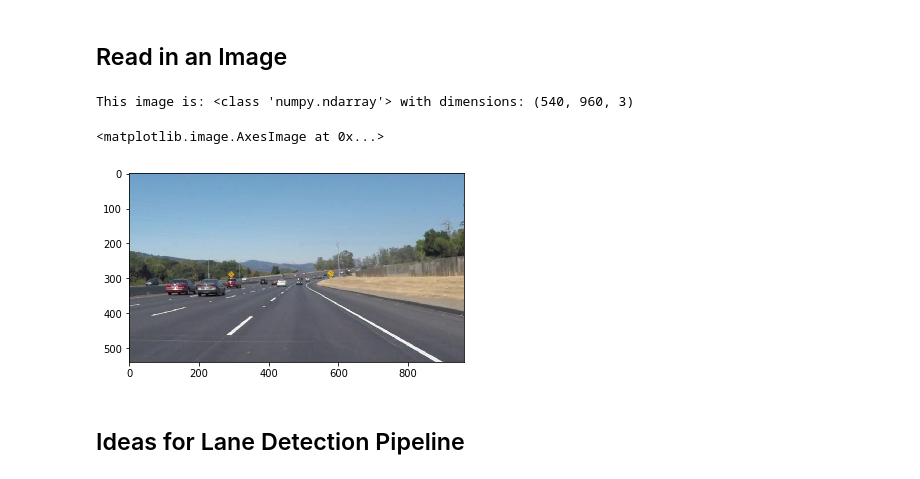
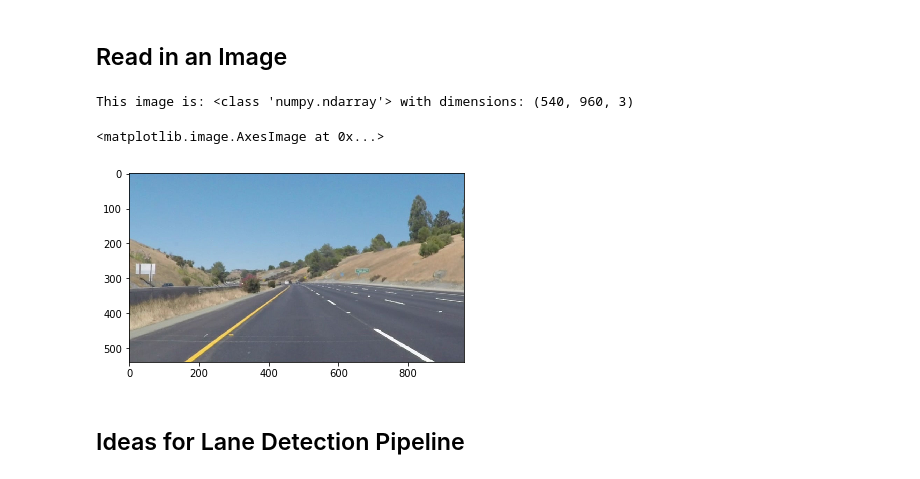
Before and after one commit to ildefonsotico/LaneLineFinder, a Jupyter notebook: P1.ipynb, the cells around one changed output. Cells and saved outputs as stored; diff of their text form; code cells hidden in the pictures.

```diff
--- a/P1.ipynb
+++ b/P1.ipynb
@@ -51,15 +51,15 @@ import cv2
 ## Read in an Image
 # %%
 #reading in an image
-image = mpimg.imread('test_images/solidWhiteCurve.jpg')
+image = mpimg.imread('test_images/solidYellowCurve2.jpg')
 
 #printing out some stats and plotting
 print('This image is:', type(image), 'with dimensions:', image.shape)
 plt.imshow(image)  # if you wanted to show a single color channel image called 'gray', for example, call as plt.imshow(gray, cmap='gray')
 # %% [output]
 This image is: <class 'numpy.ndarray'> with dimensions: (540, 960, 3)
 <matplotlib.image.AxesImage at 0x...>
-[figure, old version]
+[figure, new version]
 # %% [markdown]
 ## Ideas for Lane Detection Pipeline
 # %% [markdown]
```
Also changed, not shown: parts of 11 cells of this notebook.
